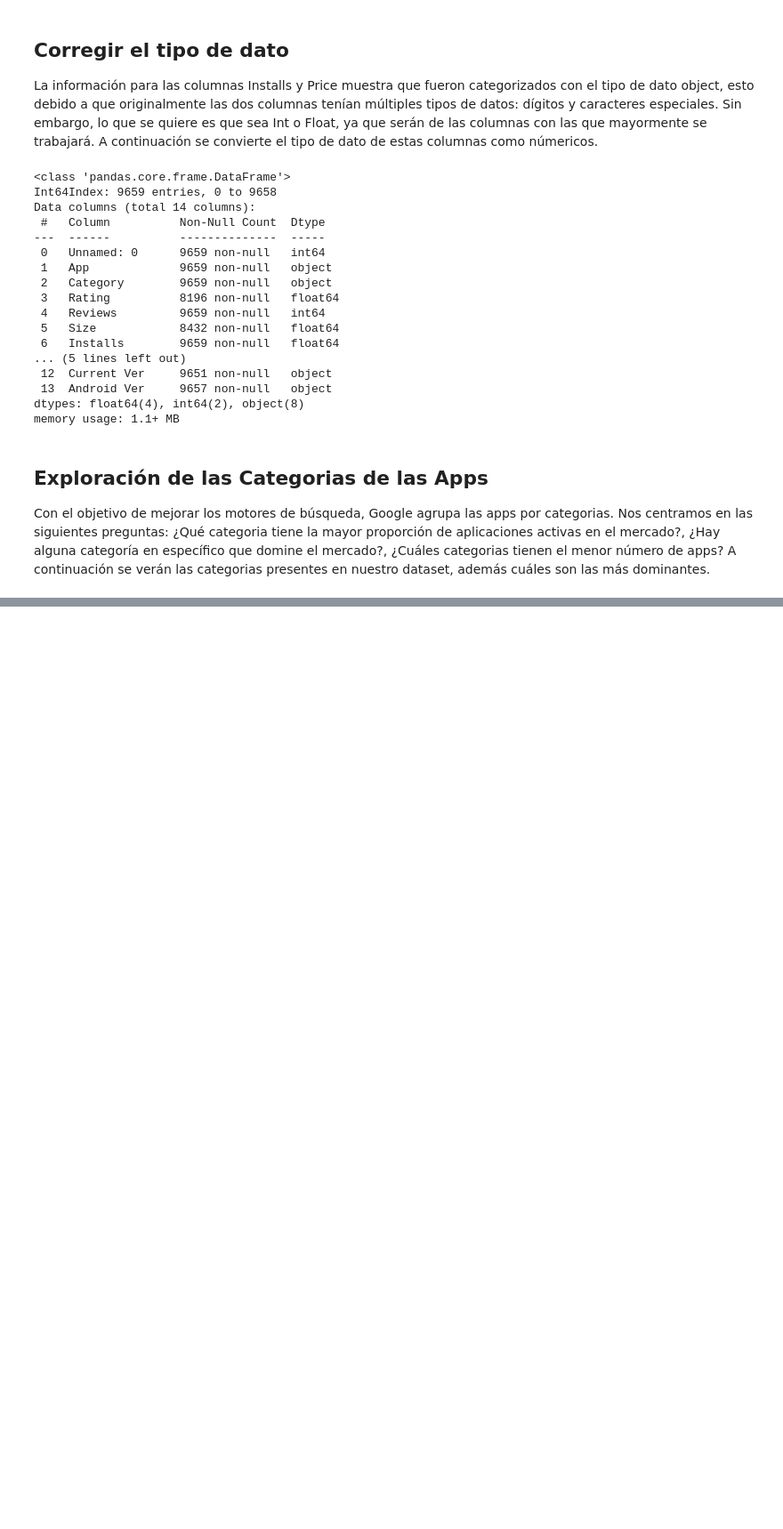
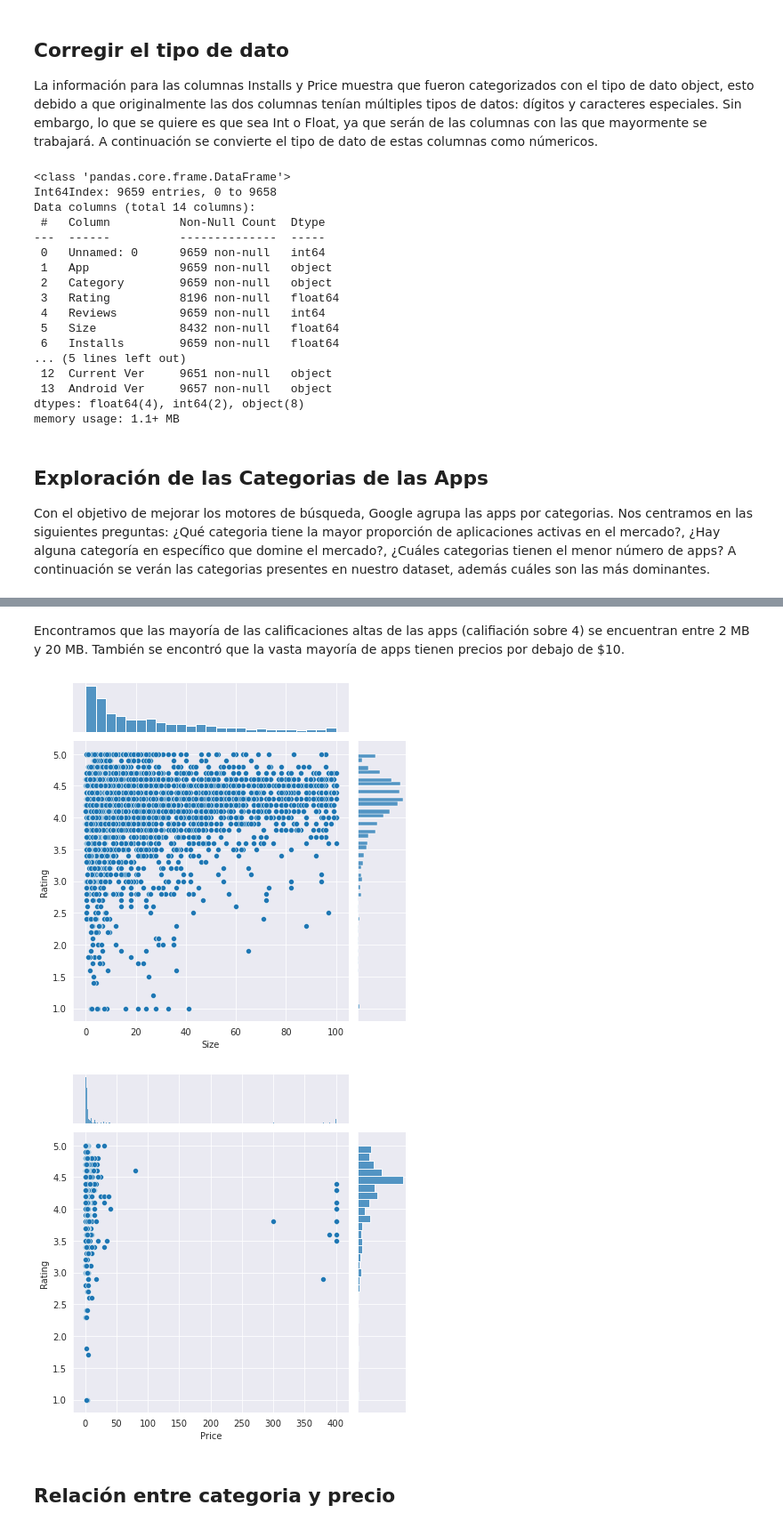
Before and after one commit to Sembofer/Google-Play-Store-apps-and-reviews, a Jupyter notebook: Google_Play_Store_Apps_Reviews.ipynb, the cells around one changed output, grey strips where cells are left out. Shown at 89% size. Cells and saved outputs as stored; diff of their text form; code cells hidden in the pictures; blank space fills up the shorter version.

```diff
--- a/Google_Play_Store_Apps_Reviews.ipynb
+++ b/Google_Play_Store_Apps_Reviews.ipynb
@@ -139,0 +177,28 @@ Número de categorias 33
+# %% [markdown]
+Encontramos que las mayoría de las calificaciones altas de las apps (califiación sobre 4) se encuentran entre 2 MB y 20 MB. También se encontró que la vasta mayoría de apps tienen precios por debajo de $10.
+# %%
+%matplotlib inline
+import seaborn as sns
+sns.set_style("darkgrid")
+import warnings
+warnings.filterwarnings("ignore")
+
+# Se seleccionan las filan en donde ambos valores de 'Rating' y 'Size' están presentes (es decir, que no son nulos)
+apps_with_size_and_rating_present = apps.dropna(subset=['Rating','Size'])
+
+# Subconjunto para categorias con al menos 250 apps
+large_categories = apps_with_size_and_rating_present.groupby('Category').filter(lambda x: len(x) >=250)
+
+# Gráfica size versus rating
+plt1 = sns.jointplot(x = large_categories['Size'], y = large_categories['Rating'])
+
+# Selección de apps cuyos campo 'Type' es 'Paid'
+paid_apps = apps_with_size_and_rating_present[apps_with_size_and_rating_present['Type']=='Paid']
+
+# Grafica precio vs calificación
+plt2 = sns.jointplot(x= paid_apps['Price'], y = paid_apps['Rating'])
+# %% [output]
+[figure, added]
+[figure, added]
+# %% [markdown]
+## Relación entre categoria y precio
```
Also changed, not shown: parts of 5 cells of this notebook.
